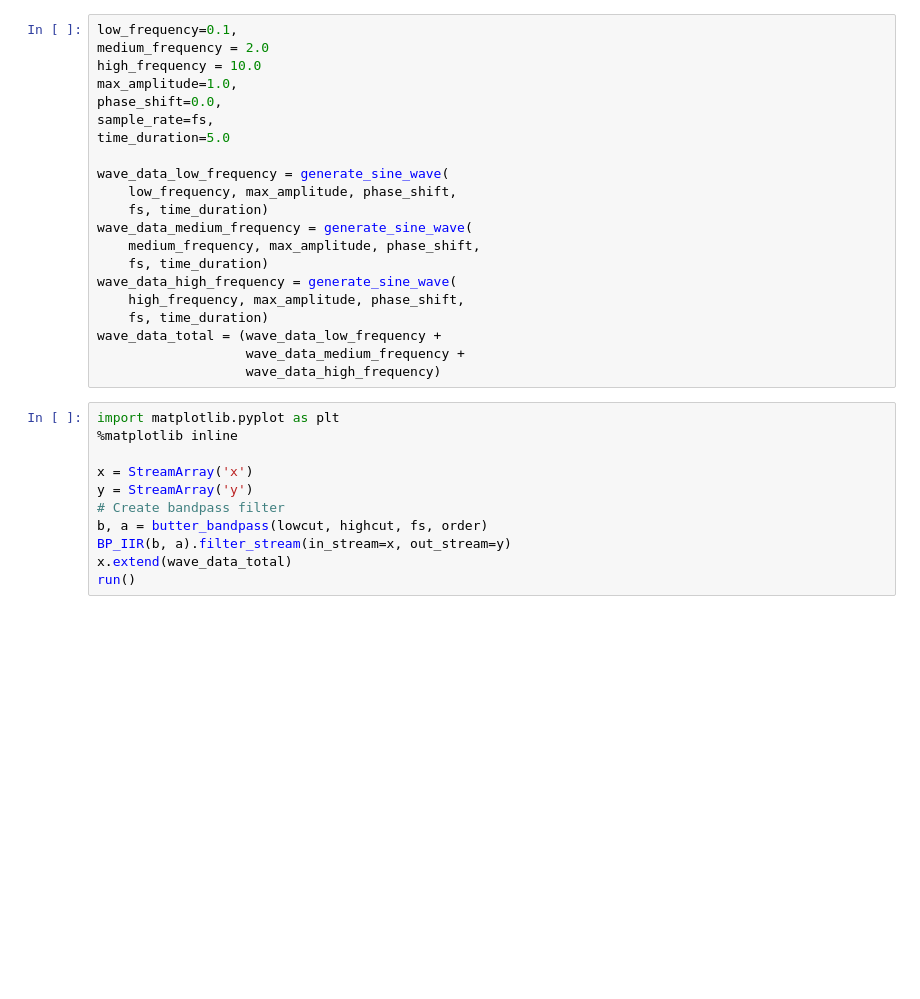
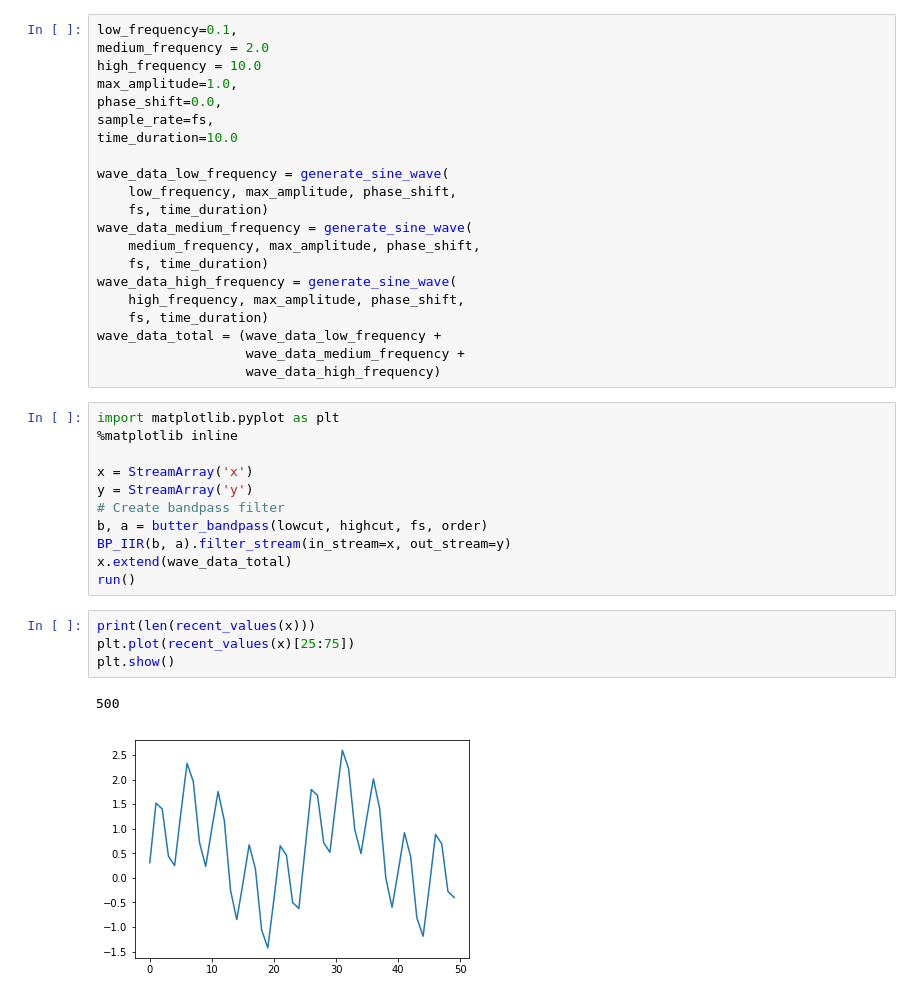
Before and after one commit to AssembleSoftware/IoTPy, a Jupyter notebook: examples/ExamplesOfDigitalSignalProcessingFilters.ipynb, the cells around one changed output. Cells and saved outputs as stored; diff of their text form; blank space fills up the shorter version.

```diff
--- a/examples/ExamplesOfDigitalSignalProcessingFilters.ipynb
+++ b/examples/ExamplesOfDigitalSignalProcessingFilters.ipynb
@@ -205,7 +197,7 @@ high_frequency = 10.0
 max_amplitude=1.0,
 phase_shift=0.0,
 sample_rate=fs,
-time_duration=5.0
+time_duration=10.0
 
 wave_data_low_frequency = generate_sine_wave(
     low_frequency, max_amplitude, phase_shift,
@@ -230,3 +222,10 @@ b, a = butter_bandpass(lowcut, highcut, fs, order)
 BP_IIR(b, a).filter_stream(in_stream=x, out_stream=y)
 x.extend(wave_data_total)
 run()
+# %%
+print(len(recent_values(x)))
+plt.plot(recent_values(x)[25:75])
+plt.show()
+# %% [output]
+500
+[figure, added]
```
Also changed, not shown: parts of 10 cells of this notebook.
